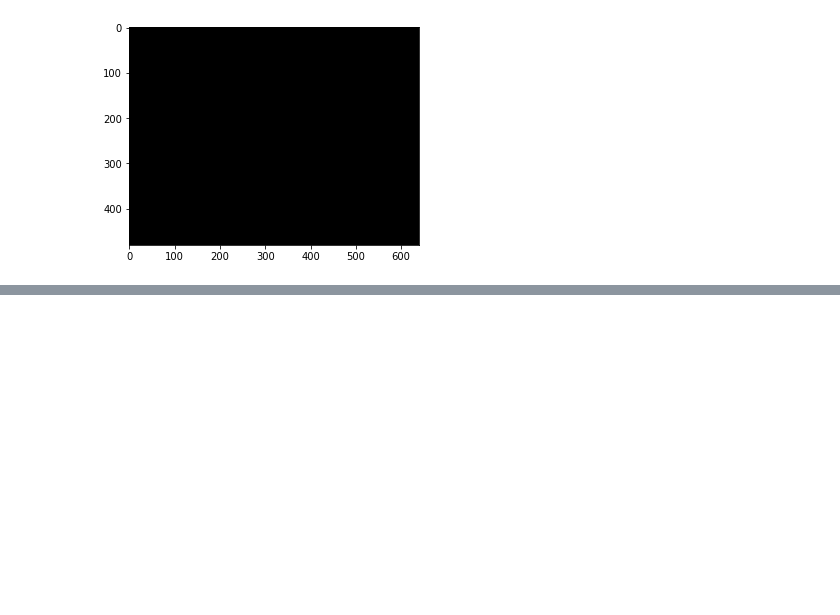
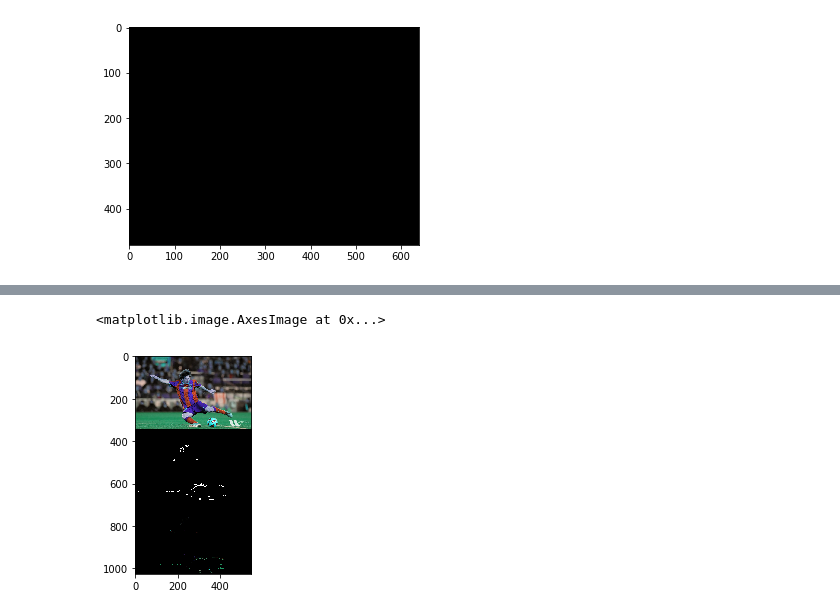
Before and after one commit to juxiangwu/image-processing, a Jupyter notebook: OpenCV/14-直方图.ipynb, the cells around one changed output, grey strips where cells are left out. Saved outputs shown, nothing was run; the diff lists cells and outputs as text; code cells hidden in the pictures; blank space fills up the shorter version.

```diff
--- a/OpenCV/14-直方图.ipynb
+++ b/OpenCV/14-直方图.ipynb
@@ -233,0 +272,34 @@ plt.imshow(histMatchImg,'gray')
+# %%
+roi = cv2.imread('../datas/grass.jpg')
+hsv = cv2.cvtColor(roi,cv2.COLOR_BGR2HSV)
+
+target = cv2.imread('../datas/messi5.jpg')
+hsvt = cv2.cvtColor(target,cv2.COLOR_BGR2HSV)
+
+# calculating object histogram
+roihist = cv2.calcHist([hsv],[0, 1], None, [180, 256], [0, 180, 0, 256] )
+
+# normalize histogram and apply backprojection
+cv2.normalize(roihist,roihist,0,255,cv2.NORM_MINMAX)
+dst = cv2.calcBackProject([hsvt],[0,1],roihist,[0,180,0,256],1)
+
+# Now convolute with circular disc
+disc = cv2.getStructuringElement(cv2.MORPH_ELLIPSE,(5,5))
+cv2.filter2D(dst,-1,disc,dst)
+
+# threshold and binary AND
+ret,thresh = cv2.threshold(dst,50,255,0)
+thresh = cv2.merge((thresh,thresh,thresh))
+res = cv2.bitwise_and(target,thresh)
+
+res = np.vstack((target,thresh,res))
+plt.imshow(res)
+# cv2.imwrite('res.jpg',res)
+
+# res = cv2.imread('res.jpg')
+# cv2.imshow('image', res)
+# cv2.waitKey(0)
+# cv2.destroyAllWindows
+# %% [output]
+<matplotlib.image.AxesImage at 0x...>
+[figure, added]
```
Also changed, not shown: parts of 4 cells of this notebook, 19 other files.
